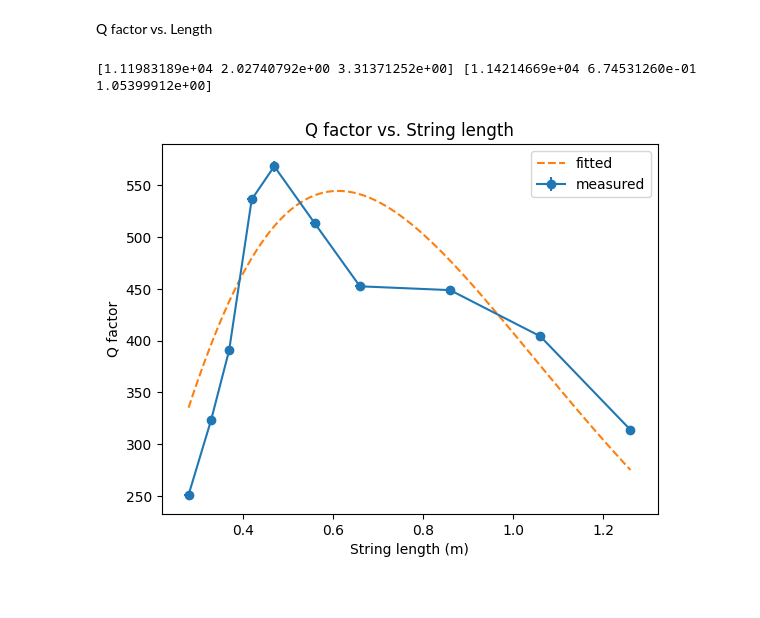
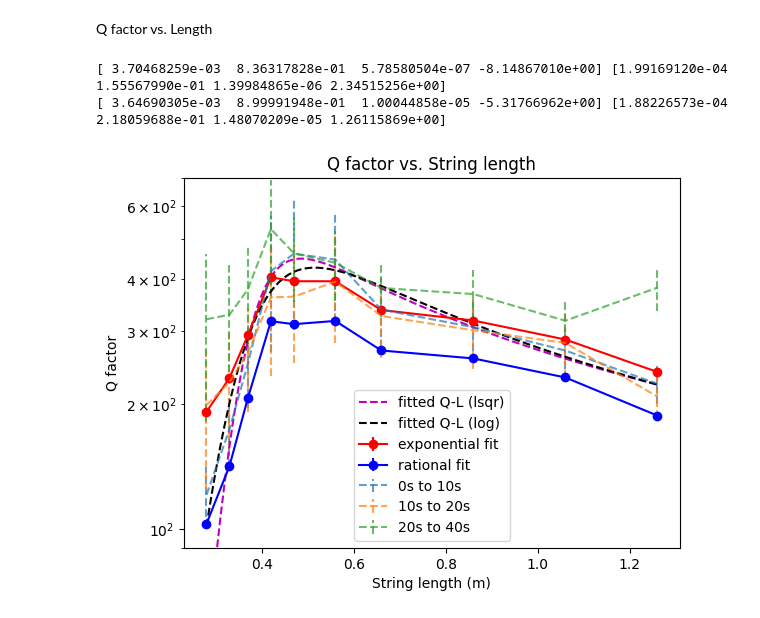
Before and after one commit to harry7557558/engsci-2t6, a Jupyter notebook: phy180-pendulum-lab/plot-angle-time-2.ipynb, the cells around one changed output. Drawn from its saved outputs; the diff is of its cells as text; code cells hidden in the pictures.

```diff
--- a/phy180-pendulum-lab/plot-angle-time-2.ipynb
+++ b/phy180-pendulum-lab/plot-angle-time-2.ipynb
@@ -278,24 +375,39 @@ plt.show()
 # %% [markdown]
 Q factor vs. Length
-# %%
-def fit_fun(x, a, k, b):
-    return a * x**k * np.exp(-b*x)
-
-params, popv = scipy.optimize.curve_fit(
-    fit_fun, ls, qs,
-    p0=(500, 0.5, 4.0), sigma=Tes)
-print(params, popv.diagonal()**0.5)
-
-xp = np.linspace(ls[0], ls[-1], 100)
-yp = fit_fun(xp, *params)
-
-plt.title("Q factor vs. String length")
-plt.xlabel("String length (m)")
-plt.ylabel("Q factor")
-plt.errorbar(ls, qs, xerr=les, yerr=qes, fmt="o-", label="measured")
-plt.plot(xp, yp, "--", label="fitted")
-plt.legend()
-plt.show()
-# %% [output]
-[1.11983189e+04 2.02740792e+00 3.31371252e+00] [1.14214669e+04 6.74531260e-01 1.05399912e+00]
-[figure, removed]
+# %%
+def fit_fun(x, a1, k1, a2, k2):
+    return 1.0 / (a1*x**k1 + a2*x**k2)
+
+params_lsqr, popv_lsqr = scipy.optimize.curve_fit(
+    fit_fun, ls, qs.T[2],
+    p0=(4e-3, 1.0, 1e-4, -3.0), sigma=qes.T[0])
+print(params_lsqr, popv_lsqr.diagonal()**0.5)
+
+params_log, popv_log = scipy.optimize.curve_fit(
+    lambda x, a1, k1, a2, k2: np.log(fit_fun(x, a1, k1, a2, k2)),
+    ls, np.log(qs.T[2]),
+    p0=(4e-3, 1.0, 1e-4, -3.0), sigma=qes.T[0])
+print(params_log, popv_log.diagonal()**0.5)
+
+xp = np.linspace(ls[0], ls[-1], 100)
+yp_lsqr = fit_fun(xp, *params_lsqr)
+yp_log = fit_fun(xp, *params_log)
+
+plt.title("Q factor vs. String length")
+plt.xlabel("String length (m)")
+plt.ylabel("Q factor")
+plt.errorbar(ls, qs.T[0], yerr=qes.T[0], fmt="ro-", label="exponential fit")
+plt.errorbar(ls, qs.T[1], yerr=qes.T[1], fmt="bo-", label="rational fit")
+plt.errorbar(ls, qs.T[2], yerr=qes.T[2], fmt="--", label="0s to 10s", alpha=0.7)[-1][0].set_linestyle('--')
+plt.errorbar(ls, qs.T[3], yerr=qes.T[3], fmt="--", label="10s to 20s", alpha=0.7)[-1][0].set_linestyle('--')
+plt.errorbar(ls, qs.T[4], yerr=qes.T[4], fmt="--", label="20s to 40s", alpha=0.7)[-1][0].set_linestyle('--')
+plt.plot(xp, yp_lsqr, "m--", label="fitted Q-L (lsqr)")
+plt.plot(xp, yp_log, "k--", label="fitted Q-L (log)")
+plt.yscale("log")
+plt.ylim([90, 700])
+plt.legend()
+plt.show()
+# %% [output]
+[ 3.70468259e-03  8.36317828e-01  5.78580504e-07 -8.14867010e+00] [1.99169120e-04 1.55567990e-01 1.39984865e-06 2.34515256e+00]
+[ 3.64690305e-03  8.99991948e-01  1.00044858e-05 -5.31766962e+00] [1.88226573e-04 2.18059688e-01 1.48070209e-05 1.26115869e+00]
+[figure, added]
```
Also changed, not shown: parts of 4 cells of this notebook, 11 other files.
